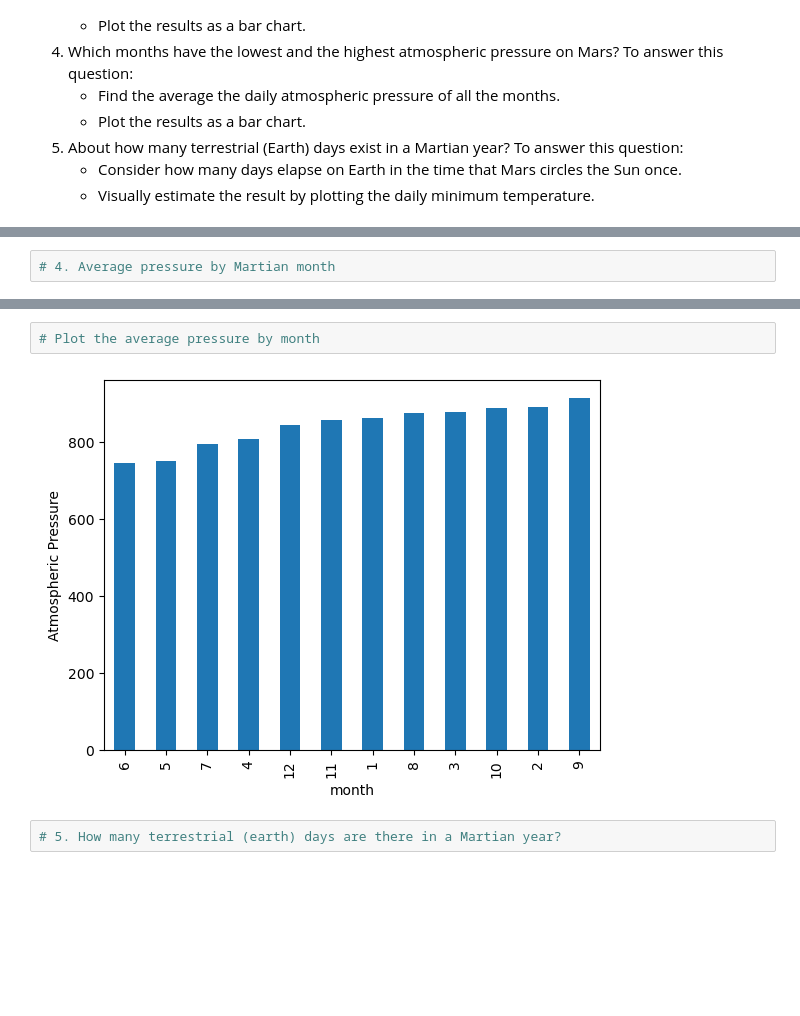
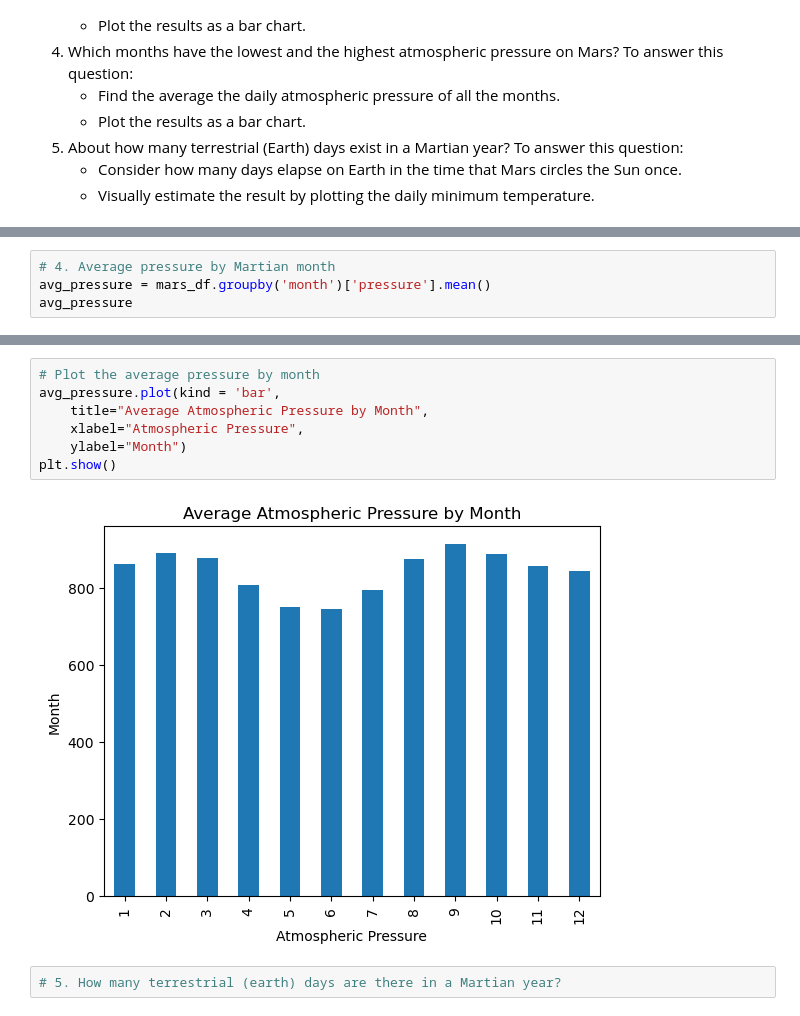
Before and after one commit to gfoley15/datacollection_challenge, a Jupyter notebook: part2/part_2_mars_weather.ipynb, the cells around one changed output, grey strips where cells are left out. Drawn from its saved outputs; the diff is of its cells as text; blank space fills up the shorter version.

Commit message:
part 2 charting

```diff
--- a/part2/part_2_mars_weather.ipynb
+++ b/part2/part_2_mars_weather.ipynb
@@ -195,5 +230,7 @@ Name: min_temp, dtype: float64
 # %%
 # 4. Average pressure by Martian month
+avg_pressure = mars_df.groupby('month')['pressure'].mean()
+avg_pressure
 # %% [output]
 month
 1     862.488506
@@ -211,8 +248,13 @@ month
 Name: pressure, dtype: float64
 # %%
 # Plot the average pressure by month
+avg_pressure.plot(kind = 'bar',
+    title="Average Atmospheric Pressure by Month",
+    xlabel="Atmospheric Pressure",
+    ylabel="Month")
+plt.show()
 # %% [output]
-[figure, old version]
+[figure, new version]
 # %%
 # 5. How many terrestrial (earth) days are there in a Martian year?
 # %% [output]
```
Also changed, not shown: parts of 6 cells of this notebook.
